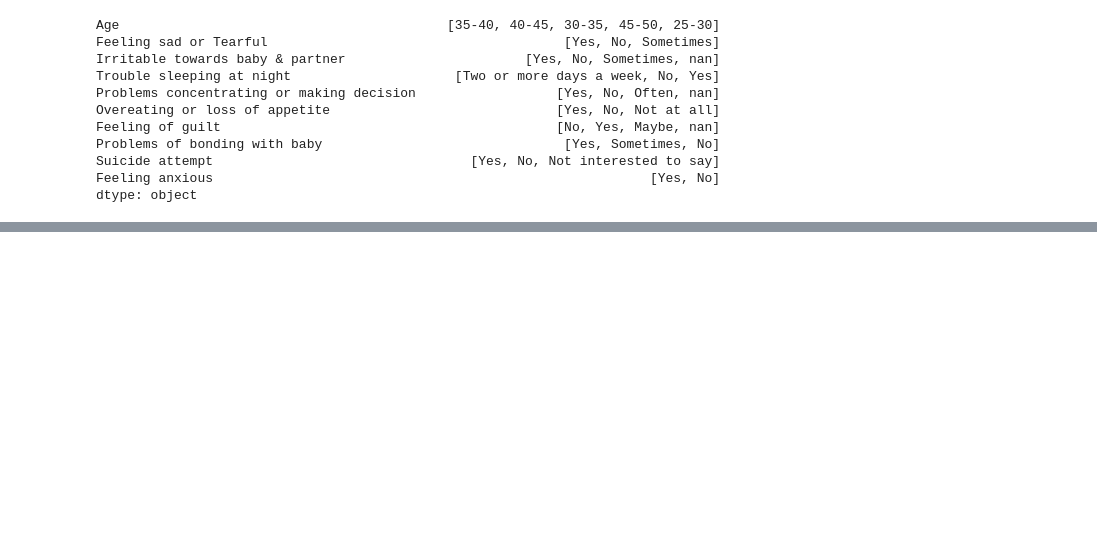
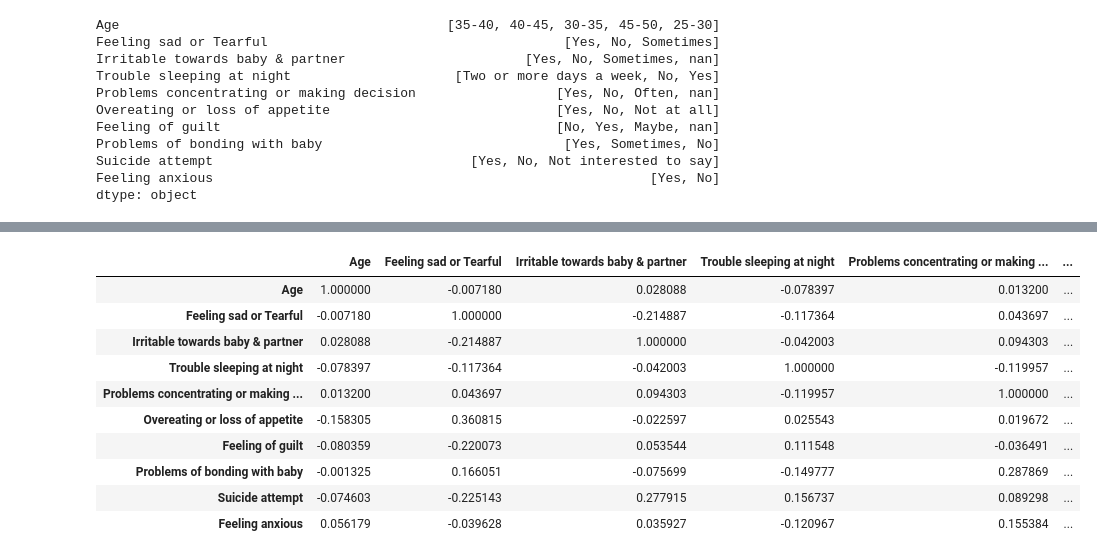
Before and after one commit to sherrywilly/CE880_Case_Study, a Jupyter notebook: case_study.ipynb, the cells around one changed output, grey strips where cells are left out. Cells and saved outputs as stored; diff of their text form; code cells hidden in the pictures; blank space fills up the shorter version.

```diff
--- a/case_study.ipynb
+++ b/case_study.ipynb
@@ -261,3 +262,11 @@ dtype: object
 # %%
 # custom encoding used for Age
 cleaned_df["Age"] = cleaned_df["Age"].map({"25-30":1,"30-35":2,"35-40":3, "40-45":4, "45-50":5})
+# %%
+label_encoder= preprocessing.LabelEncoder()
+# %%
+# encoding all the columns using label_encoder except age and Feeling Anxious
+columns_except_age_and_anxity = cleaned_df.iloc[:,1:-1].columns
+for column in columns_except_age_and_anxity:
+  cleaned_df[column] = label_encoder.fit_transform(cleaned_df[column])
+cleaned_df.head()
@@ -263,0 +280,6 @@ cleaned_df["Age"] = cleaned_df["Age"].map({"25-30":1,"30-35":2,"35-40":3, "40-45
+# %%
+# custom encoding used for Feeling Anxious
+cleaned_df['Feeling anxious'] = cleaned_df['Feeling anxious'].map({
+    'Yes':1,'No':0
+})
+cleaned_df.head()
@@ -263,0 +293,14 @@ cleaned_df["Age"] = cleaned_df["Age"].map({"25-30":1,"30-35":2,"35-40":3, "40-45
+# %%
+cleaned_df.corr()
+# %% [output]
+|  | Age | Feeling sad or Tearful | Irritable towards baby & partner | Trouble sleeping at night | Problems concentrating or making ... | ... |
+| Age | 1.000000 | -0.007180 | 0.028088 | -0.078397 | 0.013200 | ... |
+| Feeling sad or Tearful | -0.007180 | 1.000000 | -0.214887 | -0.117364 | 0.043697 | ... |
+| Irritable towards baby & partner | 0.028088 | -0.214887 | 1.000000 | -0.042003 | 0.094303 | ... |
+| Trouble sleeping at night | -0.078397 | -0.117364 | -0.042003 | 1.000000 | -0.119957 | ... |
+| Problems concentrating or making ... | 0.013200 | 0.043697 | 0.094303 | -0.119957 | 1.000000 | ... |
+| Overeating or loss of appetite | -0.158305 | 0.360815 | -0.022597 | 0.025543 | 0.019672 | ... |
+| Feeling of guilt | -0.080359 | -0.220073 | 0.053544 | 0.111548 | -0.036491 | ... |
+| Problems of bonding with baby | -0.001325 | 0.166051 | -0.075699 | -0.149777 | 0.287869 | ... |
+| Suicide attempt | -0.074603 | -0.225143 | 0.277915 | 0.156737 | 0.089298 | ... |
+| Feeling anxious | 0.056179 | -0.039628 | 0.035927 | -0.120967 | 0.155384 | ... |
```
Also changed, not shown: parts of 4 cells of this notebook.
